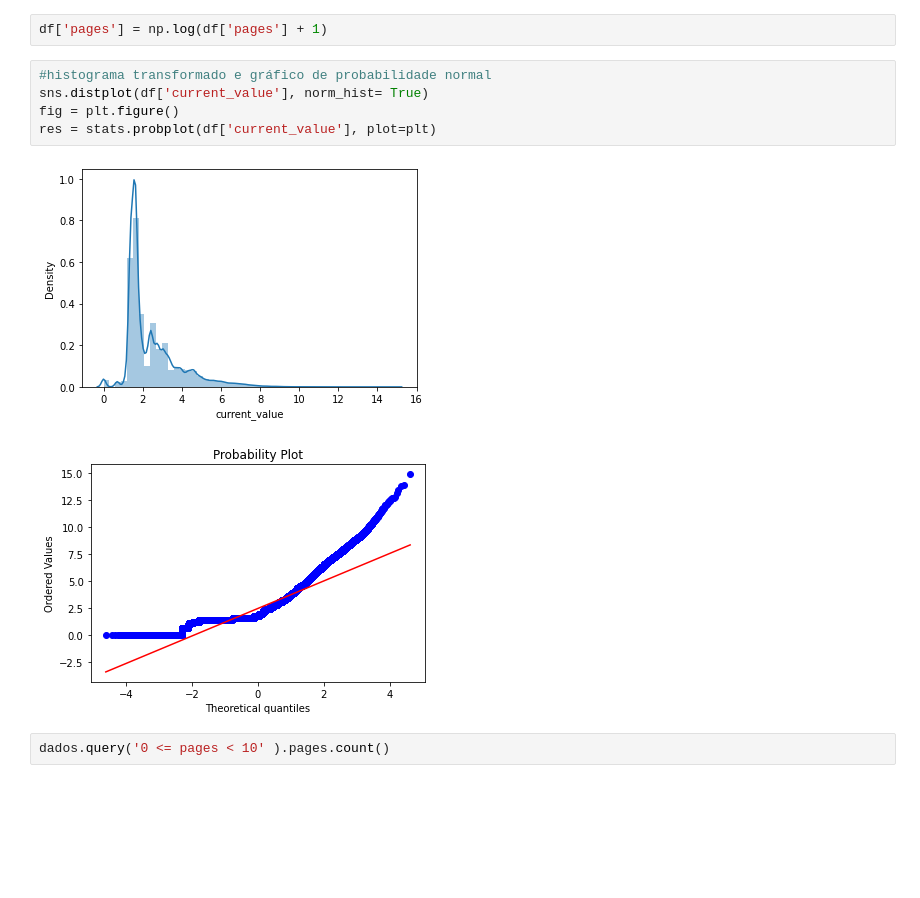
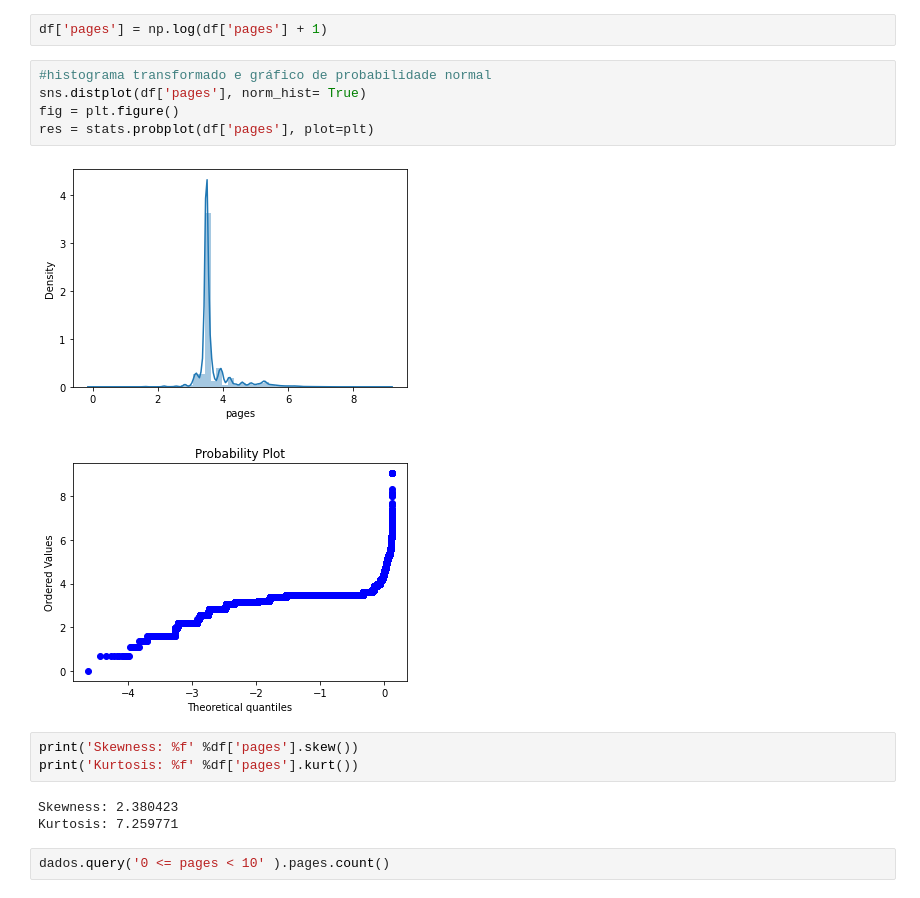
Before and after one commit to deboraxhx/JornadaDataScience, a Jupyter notebook: simple_analise_de_dados_COMICS_DATASET.ipynb, the cells around one changed output. Cells and saved outputs as stored; diff of their text form; blank space fills up the shorter version.

```diff
--- a/simple_analise_de_dados_COMICS_DATASET.ipynb
+++ b/simple_analise_de_dados_COMICS_DATASET.ipynb
@@ -390,12 +402,18 @@ res = stats.probplot(dados['pages'], plot=plt)
 df['pages'] = np.log(df['pages'] + 1)
 # %%
 #histograma transformado e gráfico de probabilidade normal
-sns.distplot(df['current_value'], norm_hist= True)
+sns.distplot(df['pages'], norm_hist= True)
 fig = plt.figure()
-res = stats.probplot(df['current_value'], plot=plt)
+res = stats.probplot(df['pages'], plot=plt)
 # %% [output]
-[figure, old version]
+[figure, new version]
-[figure, old version]
+[figure, new version]
+# %%
+print('Skewness: %f' %df['pages'].skew())
+print('Kurtosis: %f' %df['pages'].kurt())
+# %% [output]
+Skewness: 2.380423
+Kurtosis: 7.259771
 # %%
 dados.query('0 <= pages < 10' ).pages.count()
 # %% [output]
```
Also changed, not shown: parts of 33 cells of this notebook.
